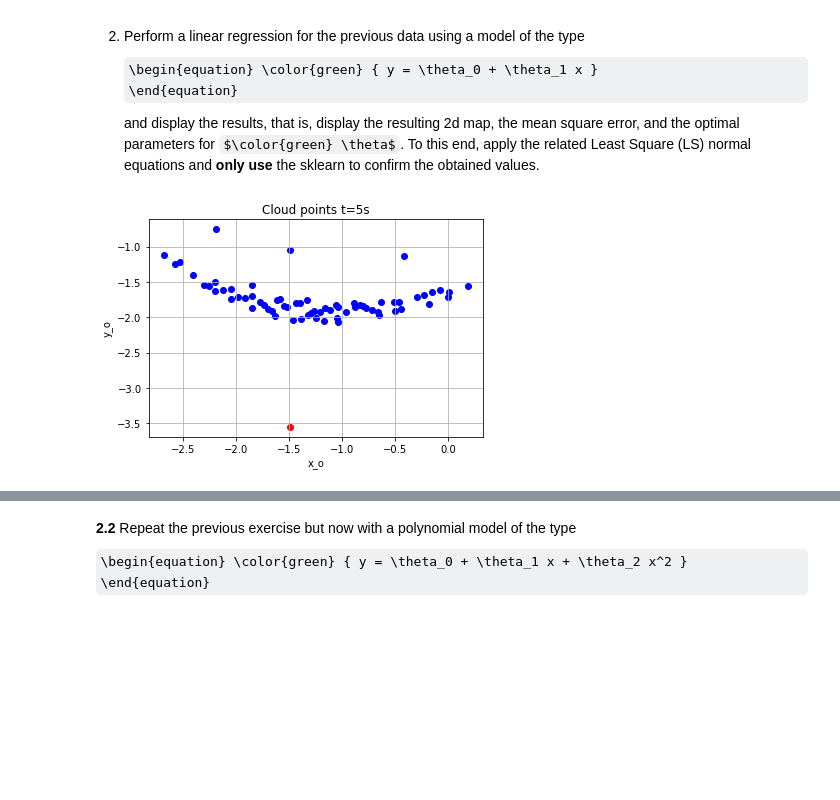
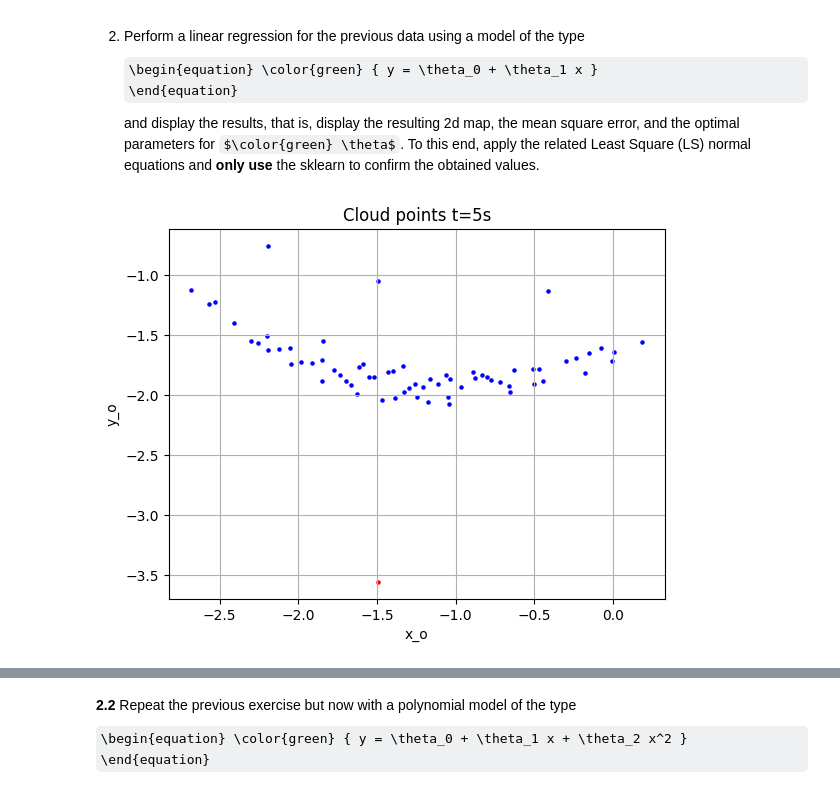
Before and after one commit to FilippoComastri/Project_ML1, a Jupyter notebook: ML_project1.ipynb, the cells around one changed output, grey strips where cells are left out. Cells and saved outputs as stored; diff of their text form; code cells hidden in the pictures; some formulas as TeX source; blank space fills up the shorter version.

```diff
--- a/ML_project1.ipynb
+++ b/ML_project1.ipynb
@@ -202,10 +201,10 @@ def kf_update(X, P, Y, H, R):
 # time step
 h = 0.1
 
-# ini state (Position, Bias) = (0,20)
+# ini state (Position, Bias) = (0,0)
 
-X_x = np.array( [ [0.0] , [20.0]]  )
-X_y = np.array( [ [0.0] , [20.0]]  )
+X_x = np.array( [ [0.0] , [0.0]]  )
+X_y = np.array( [ [0.0] , [0.0]]  )
 
 # ini Covar : we start with a very high variance and during it the variance will converge to a lower value
 P_x = np.array( [ [ 999.0, 0.0 ] ,
@@ -227,10 +226,10 @@ H = np.array( [ [ 1.0, 0.0 ] ] )
 ## Ask for the noise
 
 # meas noise
-R = np.array([ [random.randint(0,10)] ] )
+R = np.array([ [1] ] )
 
 # process noise
-Q = np.array(np.eye(2) * 5 )
+Q = np.array(np.eye(2) * 1 )
 
 # every 5 iteration
 t_time = []
@@ -267,8 +266,6 @@ for t in arange(0, N_iter):
 
   U_x = np.array([ [vx[t]] ]) # put the input in the right variable
   U_y = np.array([ [vy[t]] ])
-
-  R = np.array([ [random.randint(0,10)] ] )
 
   (X_x, P_x) =  kf_predict(X_x, P_x, A, Q, B, U_x)
   (X_y, P_y) =  kf_predict(X_y, P_y, A, Q, B, U_y)
@@ -414,29 +410,29 @@ $$
 and display the results, that is, display the resulting 2d map, the mean square error, and the optimal parameters for $\color{green} \theta$. To this end, apply the related Least Square (LS) normal equations and **only use** the sklearn to confirm the obtained values.
 # %%
 # Part 2.1.1
-
+import math
 Lidar_range = df.iloc[:, np.arange(5,365,1)].values
 
 #Build the cloud points in 2D plan
 x_o, y_o = [], []
 angle = np.linspace(-179, 180, num=360)
 
 t=5*10   # t = 5 sec * 1/sample_time
 
 for i in range(len(Lidar_range[t])):
   if Lidar_range[t][i] > 0:
     x_o.append(x_time[t]+Lidar_range[t][i]*np.cos(angle[i]*math.pi/180))
     y_o.append(y_time[t]+Lidar_range[t][i]*np.sin(angle[i]*math.pi/180))
 
 plt.figure()
-plt.scatter(x_o, y_o, color='b')
-plt.scatter(x_time[t], y_time[t], color='r')
+plt.scatter(x_o, y_o, color='b',s=5)
+plt.scatter(x_time[t], y_time[t], color='r',s=5)
 plt.title('Cloud points t=5s')
 plt.ylabel('y_o')
 plt.xlabel('x_o')
-plt.grid();
+plt.grid()
 # %% [output]
-[figure, old version]
+[figure, new version]
 # %%
 # Part 2.1.2
 
```
Also changed, not shown: parts of 13 cells of this notebook, 1 other file.
